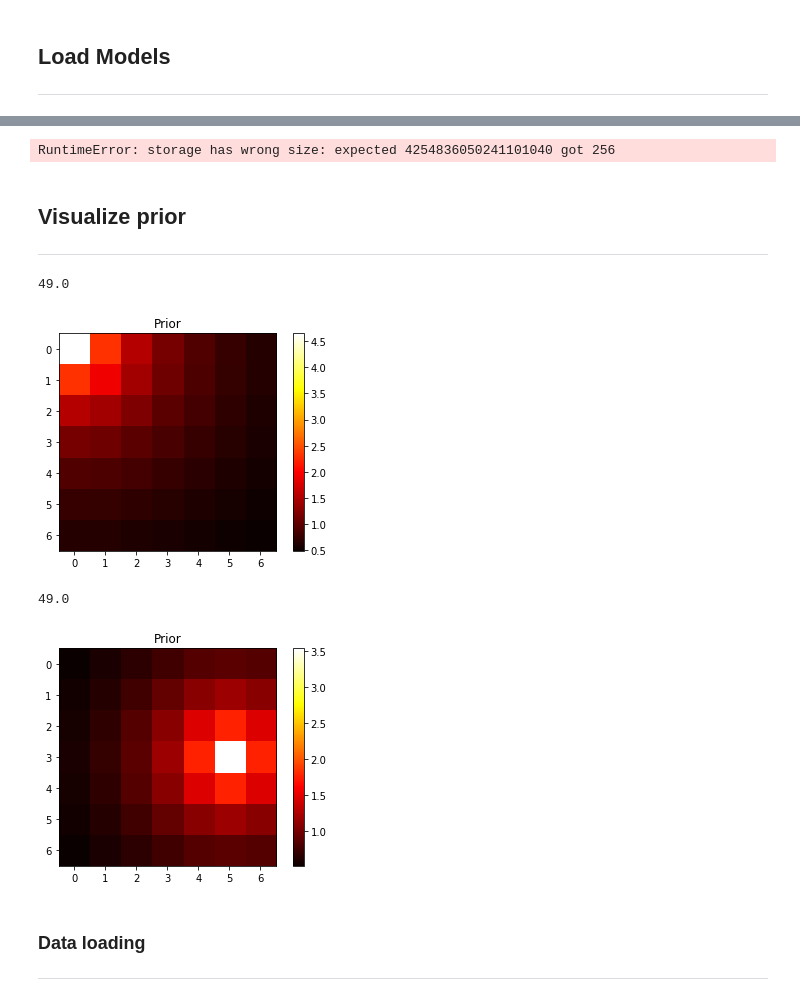
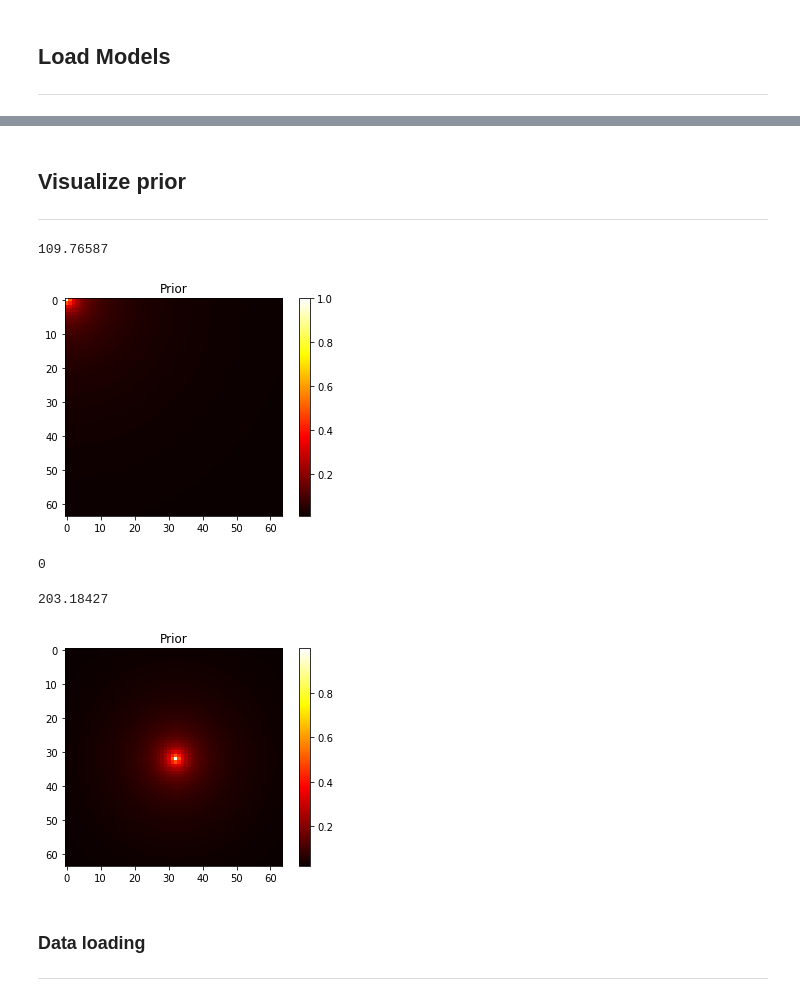
Before and after one commit to alexsax/Locality-Prior, a Jupyter notebook: Visualizing activations.ipynb, the cells around one changed output, grey strips where cells are left out. Cells and saved outputs as stored; diff of their text form; code cells hidden in the pictures.

```diff
--- a/Visualizing activations.ipynb
+++ b/Visualizing activations.ipynb
@@ -24,7 +24,11 @@ USE_MNIST = False
+# %%
+USE_MNIST = False
+LAYER_SIZE = 49 if USE_MNIST else 4096
+LAYER_SIZE_SQ = int(math.sqrt(LAYER_SIZE))
 # %%
 def show_activations(ax, activation, title):
     ax.set_title(title)
-    im = ax.imshow(np.reshape(activation, (7,7)),
+    im = ax.imshow(np.reshape(activation, (LAYER_SIZE_SQ,LAYER_SIZE_SQ)),
            cmap='hot', interpolation='nearest')
     plt.colorbar(im)
 
@@ -75,35 +77,42 @@ if not USE_MNIST:
     # Load local model
     local_model = alexnet_local()
     local_model.training = False
+    local_model.features = torch.nn.DataParallel(local_model.features)
+    local_model.cuda()
     local_optimizer = optim.SGD(local_model.parameters(), lr=0.01, momentum=0.9)
-    # checkpoint_local = torch.load("runs/run-local/checkpoint-local.pth.tar")
-    checkpoint = torch.load("unknown_model/checkpoint.pth.tar")
+#     checkpoint_local = torch.load("runs/run-alexnet_local/checkpoint-local.pth.tar")
+
+    checkpoint_local = torch.load("checkpoint.pth.tar")
     start_epoch = checkpoint_local['epoch']
     local_model.load_state_dict(checkpoint_local['state_dict'])
     local_optimizer.load_state_dict(checkpoint_local['optimizer'])
-# %% [output]
-RuntimeError: storage has wrong size: expected 4254836050241101040 got 256
 # %% [markdown]
 ## Visualize prior
 ---
 # %%
-prior = local_model.fc15.prior.numpy()
-test_prior = local.prior_2d(49, 49, topology='euclidean', weight_fn=lambda x: x**2)
+prior = local_model.fc15.prior.numpy() if USE_MNIST else local_model.fc6_.prior.cpu().numpy()
+test_prior = local.prior_2d(LAYER_SIZE, LAYER_SIZE, topology='euclidean', weight_fn=lambda x: x**2)
 # %%
 f = plt.figure()
 show_activations(f.add_subplot(1,1,1), prior[0], "Prior")
 np.sum(prior[0])
 # %% [output]
-49.0
+109.76587
-[figure, old version]
+[figure, new version]
+# %%
+LAYER_SIZE//2 % 64
+# %% [output]
+0
 # %%
 # More weight is given to the neurons on the right as a result of th
 f = plt.figure()
-show_activations(f.add_subplot(1,1,1), prior[26], "Prior")
-np.sum(prior[26])
+NEURON_IDX = 26 if USE_MNIST else int(LAYER_SIZE//2 + LAYER_SIZE_SQ//2)
+
+show_activations(f.add_subplot(1,1,1), prior[NEURON_IDX], "Prior")
+np.sum(prior[NEURON_IDX])
 # %% [output]
-49.0
+203.18427
-[figure, old version]
+[figure, new version]
 # %% [markdown]
 ### Data loading
 ---
```
Also changed, not shown: parts of 10 cells of this notebook, 1 other file.
